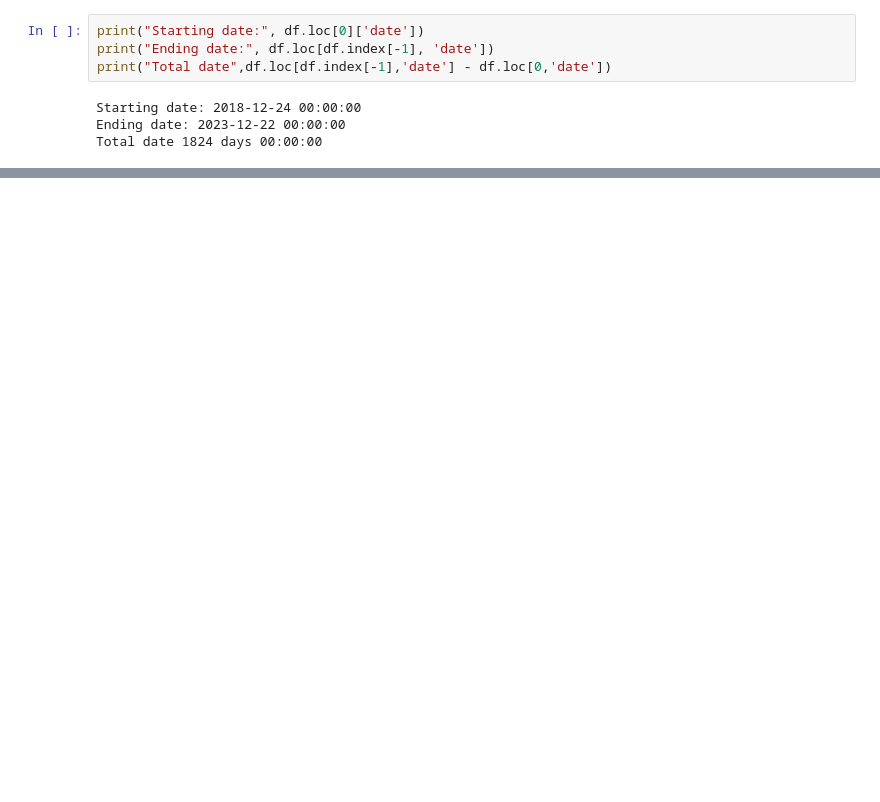
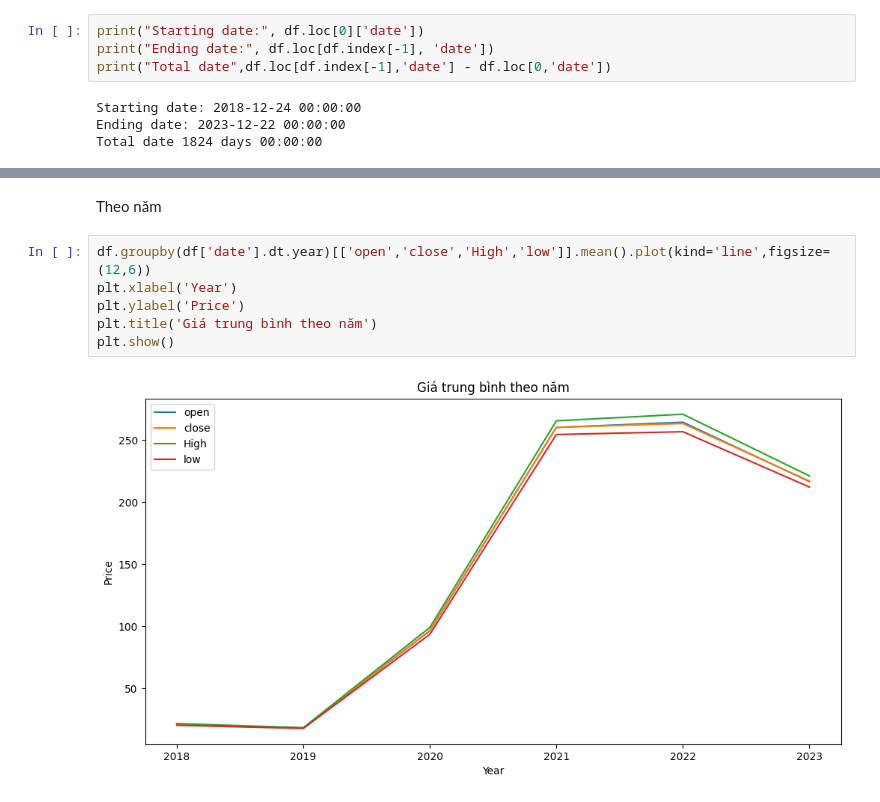
Before and after one commit to davisduccopny/Stock-Prediction-with-Python-project, a Jupyter notebook: main_train.ipynb, the cells around one changed output, grey strips where cells are left out. Drawn from its saved outputs; the diff is of its cells as text; blank space fills up the shorter version.

```diff
--- a/main_train.ipynb
+++ b/main_train.ipynb
@@ -163,0 +284,10 @@ R2 Score: 0.756347503701877
+# %% [markdown]
+Theo năm
+# %%
+df.groupby(df['date'].dt.year)[['open','close','High','low']].mean().plot(kind='line',figsize=(12,6))
+plt.xlabel('Year')
+plt.ylabel('Price')
+plt.title('Giá trung bình theo năm')
+plt.show()
+# %% [output]
+[figure, added]
```
Also changed, not shown: parts of 111 cells of this notebook.
